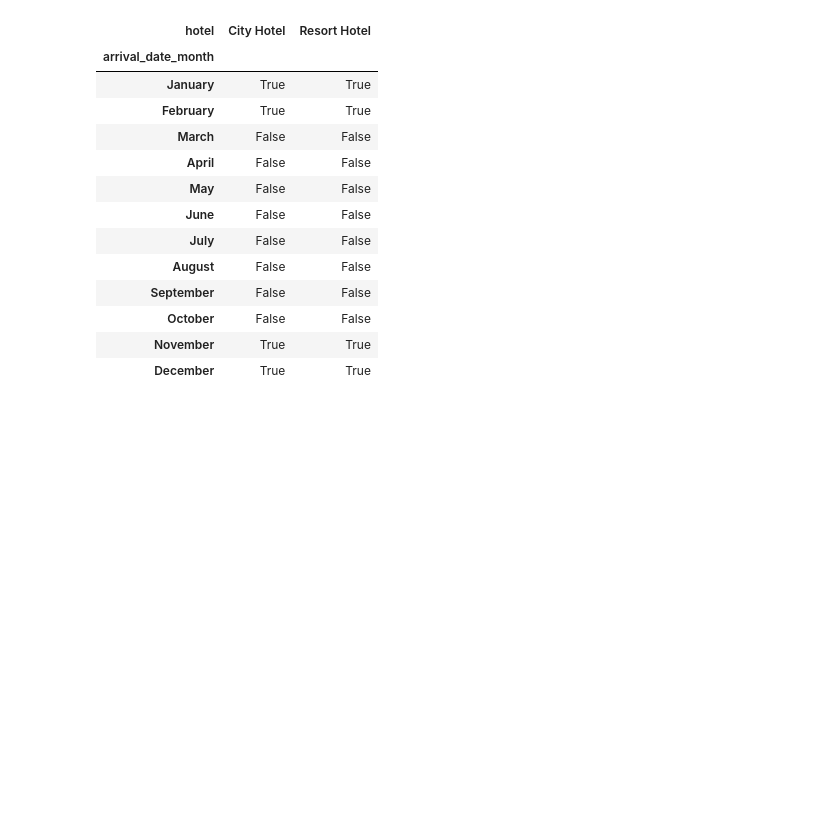
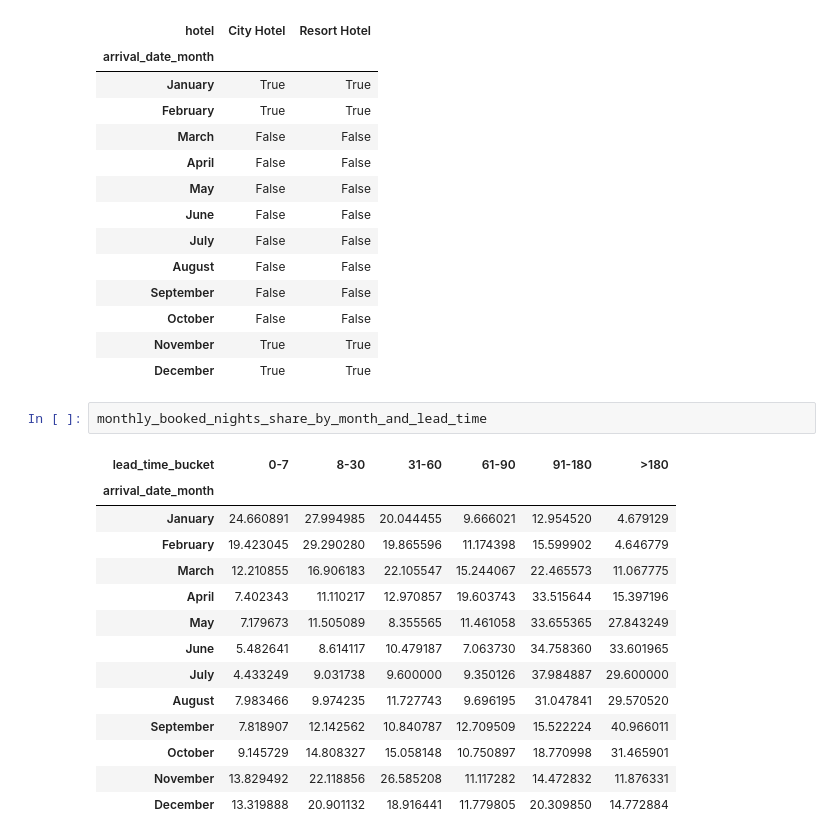
Before and after one commit to Kaevin-boi/Revenue-management-hotel, a Jupyter notebook: Notebooks/01_eda_revenue_management.ipynb, the cells around one changed output. Saved outputs shown, nothing was run; the diff lists cells and outputs as text; blank space fills up the shorter version.

```diff
--- a/Notebooks/01_eda_revenue_management.ipynb
+++ b/Notebooks/01_eda_revenue_management.ipynb
@@ -1031,3 +1031,20 @@ weak_demand_flag_by_hotel_and_month
 | October | False | False |
 | November | True | True |
 | December | True | True |
+# %%
+monthly_booked_nights_share_by_month_and_lead_time
+# %% [output]
+| lead_time_bucket | 0-7 | 8-30 | 31-60 | 61-90 | 91-180 | >180 |
+| arrival_date_month |  |  |  |  |  |  |
+| January | 24.660891 | 27.994985 | 20.044455 | 9.666021 | 12.954520 | 4.679129 |
+| February | 19.423045 | 29.290280 | 19.865596 | 11.174398 | 15.599902 | 4.646779 |
+| March | 12.210855 | 16.906183 | 22.105547 | 15.244067 | 22.465573 | 11.067775 |
+| April | 7.402343 | 11.110217 | 12.970857 | 19.603743 | 33.515644 | 15.397196 |
+| May | 7.179673 | 11.505089 | 8.355565 | 11.461058 | 33.655365 | 27.843249 |
+| June | 5.482641 | 8.614117 | 10.479187 | 7.063730 | 34.758360 | 33.601965 |
+| July | 4.433249 | 9.031738 | 9.600000 | 9.350126 | 37.984887 | 29.600000 |
+| August | 7.983466 | 9.974235 | 11.727743 | 9.696195 | 31.047841 | 29.570520 |
+| September | 7.818907 | 12.142562 | 10.840787 | 12.709509 | 15.522224 | 40.966011 |
+| October | 9.145729 | 14.808327 | 15.058148 | 10.750897 | 18.770998 | 31.465901 |
+| November | 13.829492 | 22.118856 | 26.585208 | 11.117282 | 14.472832 | 11.876331 |
+| December | 13.319888 | 20.901132 | 18.916441 | 11.779805 | 20.309850 | 14.772884 |
```
Also changed, not shown: parts of 14 cells of this notebook.
